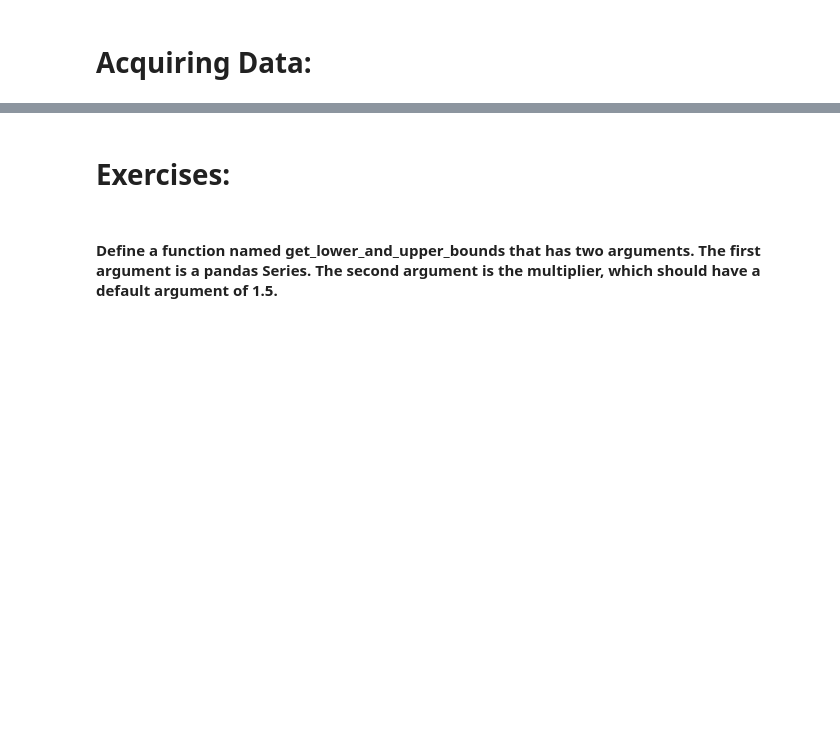
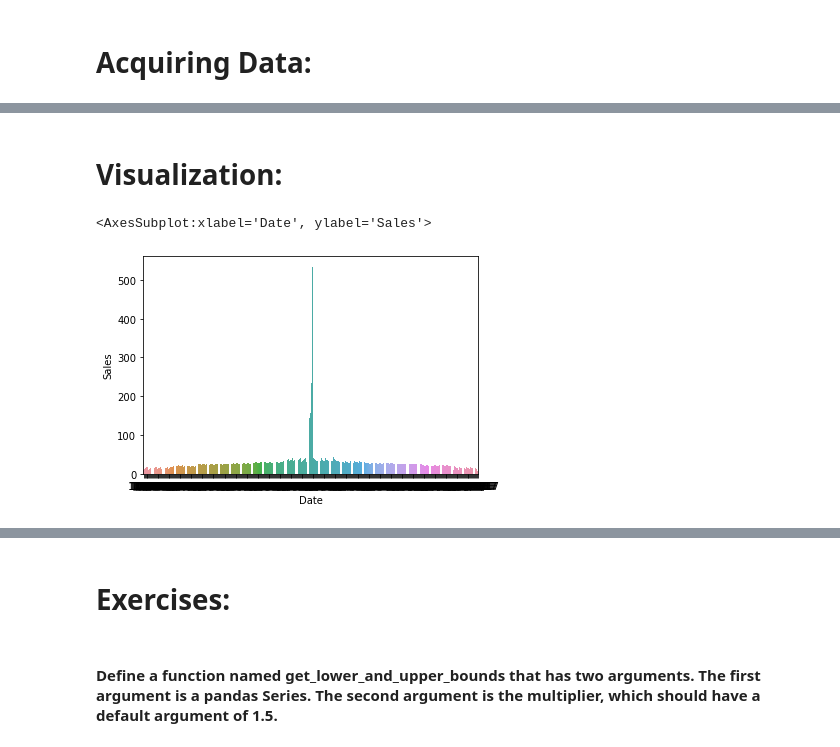
Before and after one commit to greg-maggard/anomaly_detection_exercises, a Jupyter notebook: continuous_probabilistic_methods.ipynb, the cells around one changed output, grey strips where cells are left out. Saved outputs shown, nothing was run; the diff lists cells and outputs as text; code cells hidden in the pictures; blank space fills up the shorter version.

```diff
--- a/continuous_probabilistic_methods.ipynb
+++ b/continuous_probabilistic_methods.ipynb
@@ -13,0 +17,8 @@ df.sample(3)
+# %% [markdown]
+# Visualization:
+# %%
+#Plotting Sales by Date:
+sns.barplot(data=df, x = 'Date', y = 'Sales')
+# %% [output]
+<AxesSubplot:xlabel='Date', ylabel='Sales'>
+[figure, added]
```
Also changed, not shown: parts of 15 cells of this notebook.
